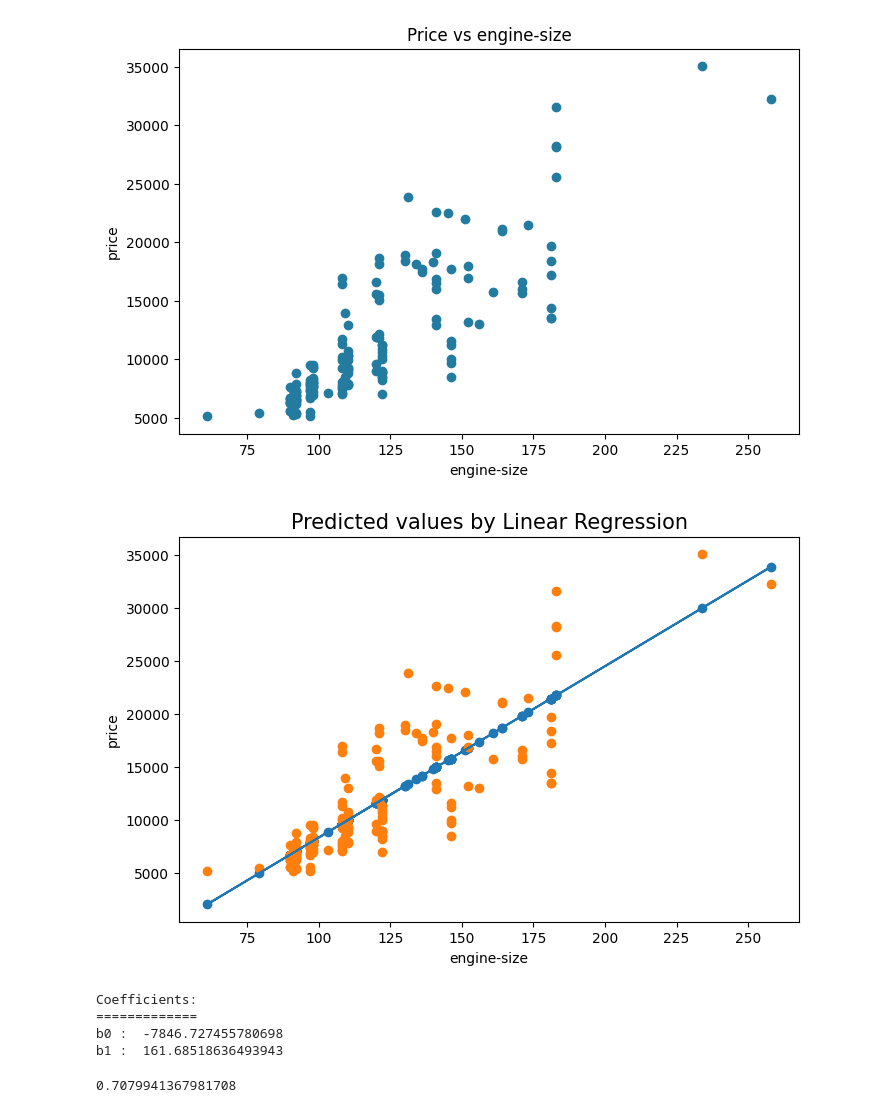
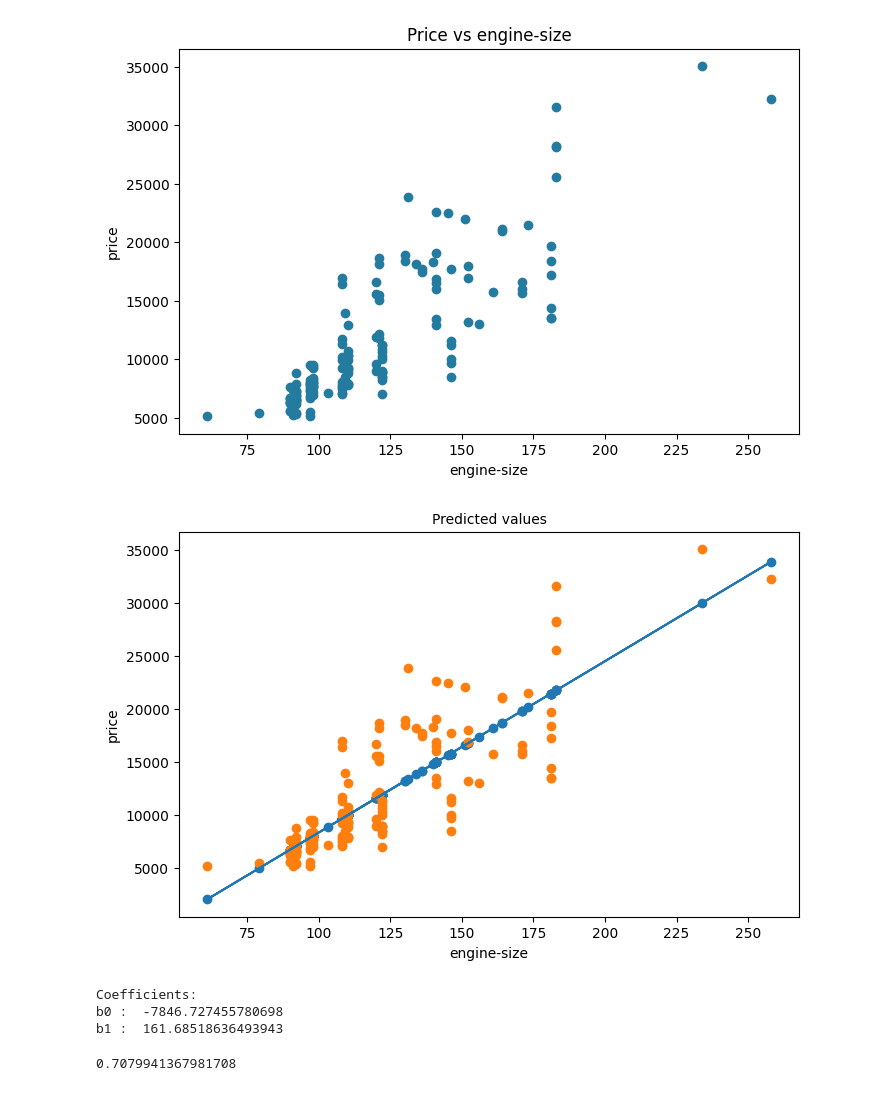
Before and after one commit to akshit-g/machine-learning-basics, a Jupyter notebook: regression-scratch-automobile.ipynb, the cells around one changed output. Drawn from its saved outputs; the diff is of its cells as text; code cells hidden in the pictures.

Commit message:
linear regression from scratch

```diff
--- a/regression-scratch-automobile.ipynb
+++ b/regression-scratch-automobile.ipynb
@@ -128,23 +133,24 @@ b0 = intercept(predictor, target, b1)
 predicted = linear(predictor, b0, b1)
 # print(predicted)
 # %%
+# Draw the best fit line
 plt.figure(figsize = (8, 5))
 plt.plot(predictor, predicted)
 plt.scatter(predictor, predicted)
-plt.title('Predicted values by Linear Regression', fontsize = 15)
+plt.title('Predicted values', fontsize = 10)
 plt.xlabel('engine-size')
 plt.ylabel('price')
 plt.scatter(predictor, target)
 plt.show()
 # %% [output]
-[figure, old version]
+[figure, new version]
 # %%
-print("Coefficients:\n=============")
+# Display the coefficients
+print("Coefficients:")
 print("b0 : ", b0)
 print("b1 : ", b1)
 # %% [output]
 Coefficients:
-=============
 b0 :  -7846.727455780698
 b1 :  161.68518636493943
 # %%
```
Also changed, not shown: parts of 12 cells of this notebook.
